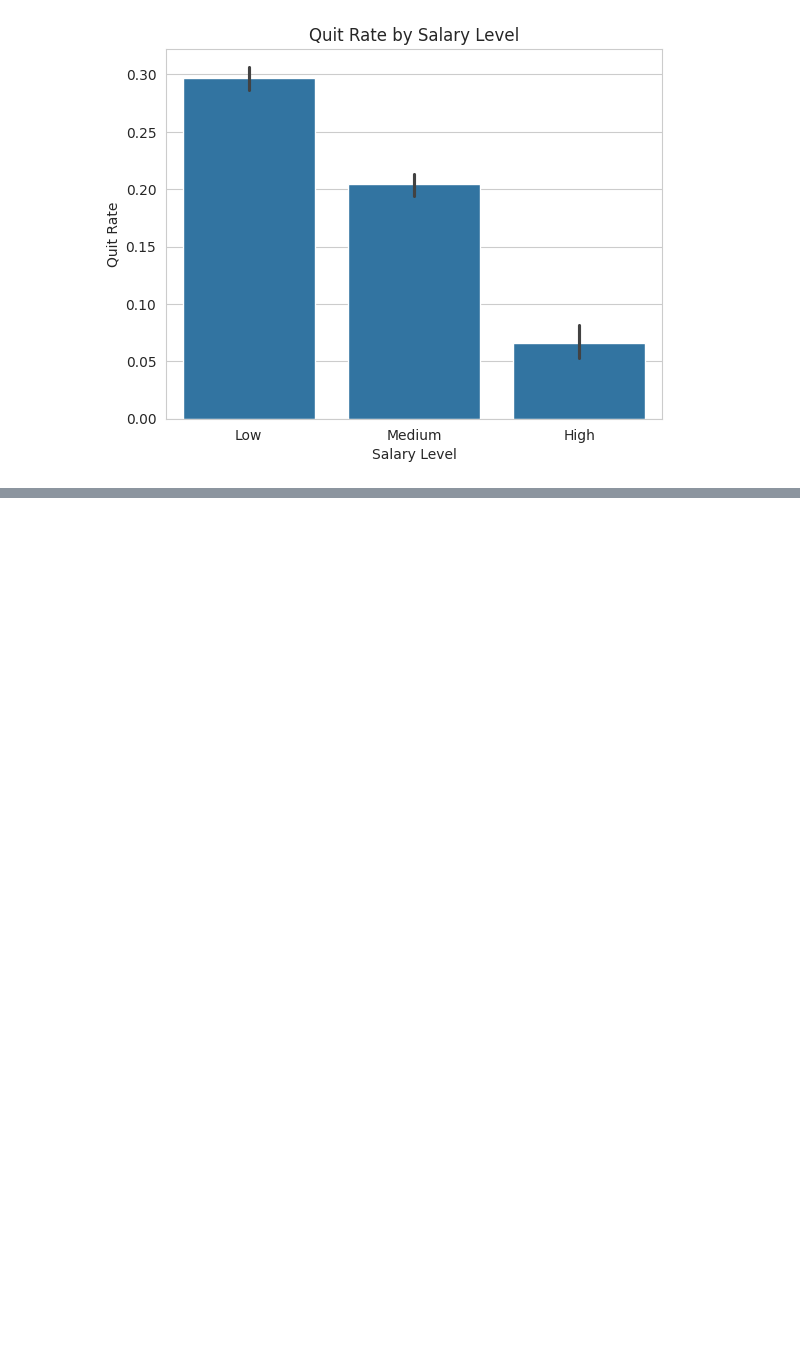
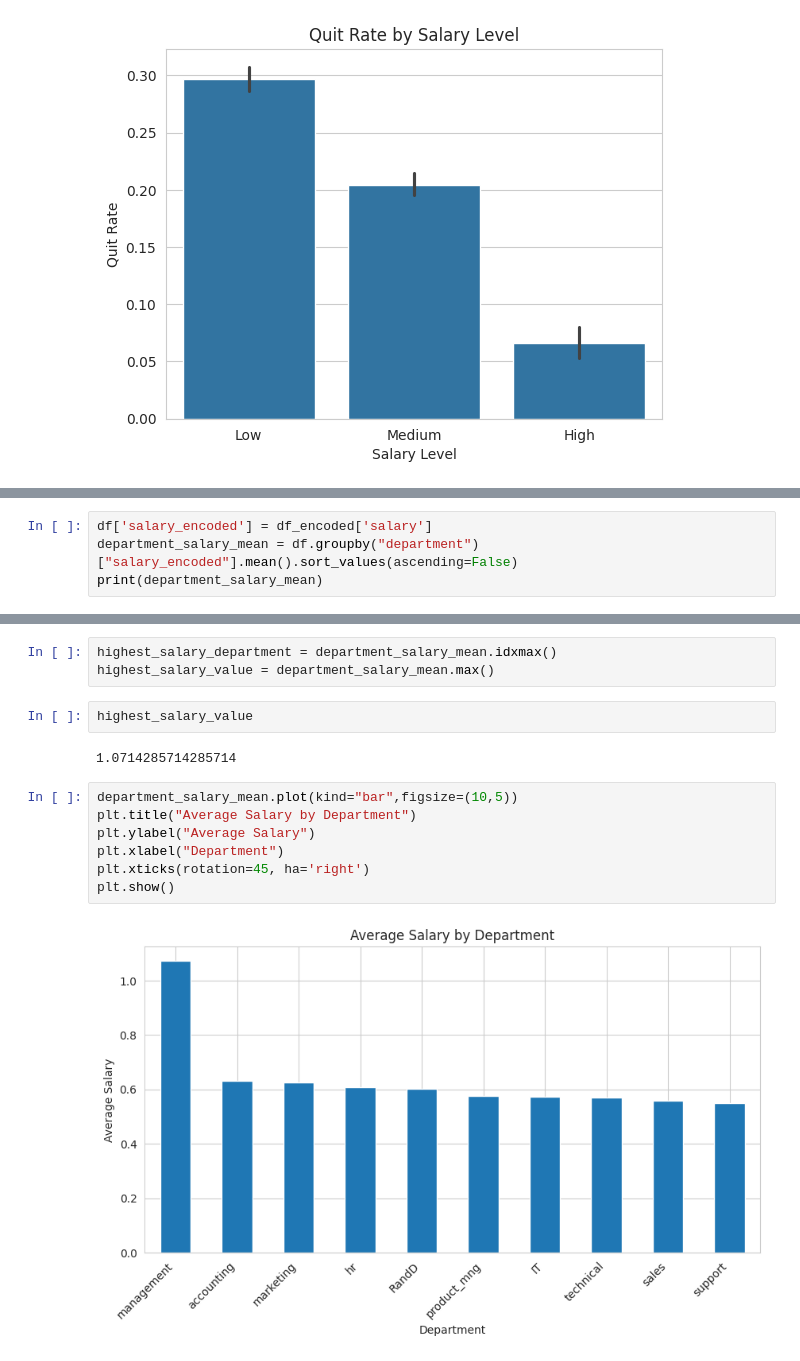
Before and after one commit to tamer-elkoT/Employee-Churn-Analysis-, a Jupyter notebook: EDA.ipynb, the cells around one changed output, grey strips where cells are left out. Cells and saved outputs as stored; diff of their text form; blank space fills up the shorter version.

```diff
--- a/EDA.ipynb
+++ b/EDA.ipynb
@@ -1055,0 +1115,4 @@ What is the distribution of income across different departments and roles?
+# %%
+df['salary_encoded'] = df_encoded['salary']
+department_salary_mean = df.groupby("department")["salary_encoded"].mean().sort_values(ascending=False)
+print(department_salary_mean)
@@ -1056 +1132,17 @@ What is the distribution of income across different departments and roles?
+# %%
+highest_salary_department = department_salary_mean.idxmax()
+highest_salary_value = department_salary_mean.max()
+# %%
+highest_salary_value
+# %% [output]
+1.0714285714285714
+# %%
+department_salary_mean.plot(kind="bar",figsize=(10,5))
+plt.title("Average Salary by Department")
+plt.ylabel("Average Salary")
+plt.xlabel("Department")
+plt.xticks(rotation=45, ha='right')
+plt.show()
+# %% [output]
+[figure, added]
 # %% [markdown]
```
Also changed, not shown: parts of 23 cells of this notebook.
